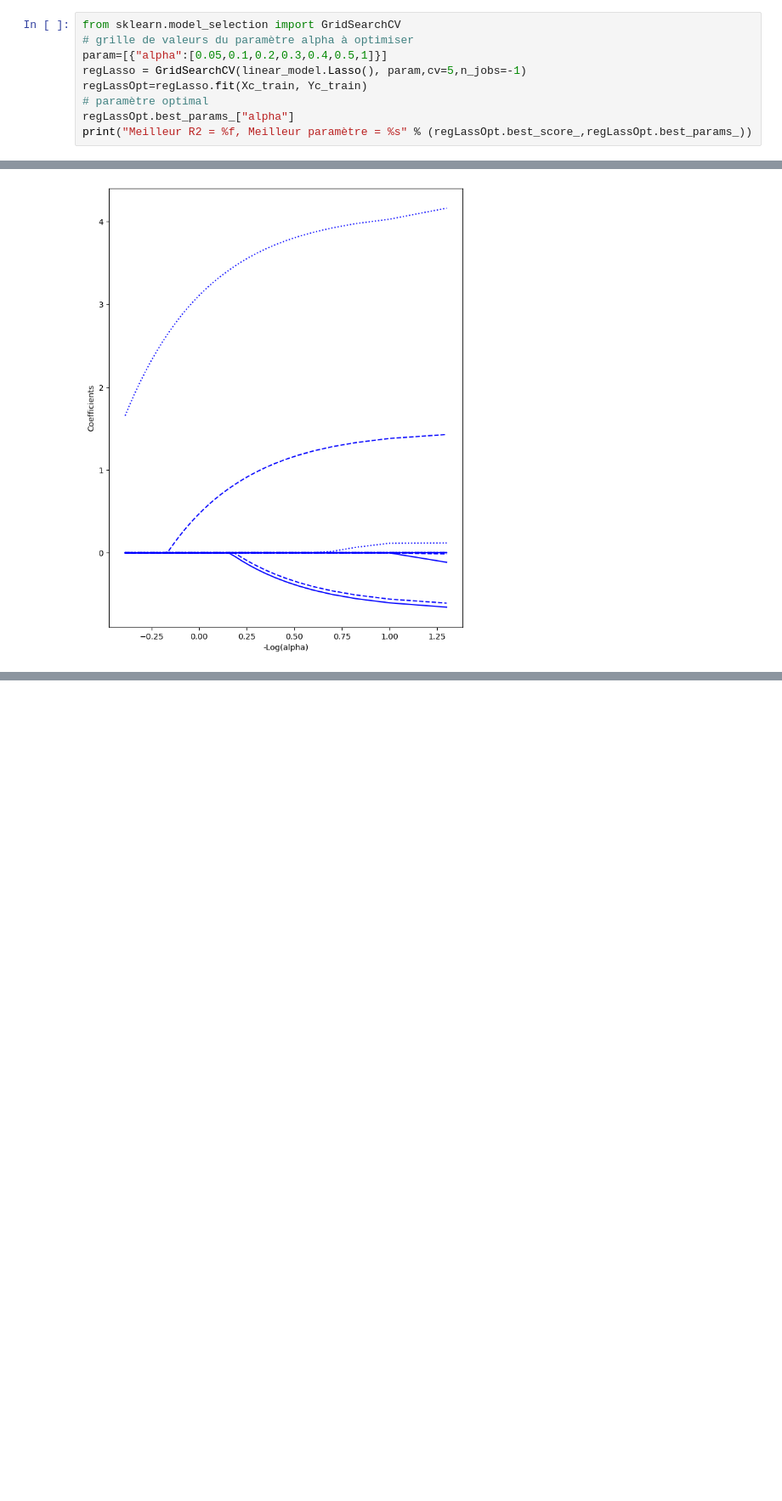
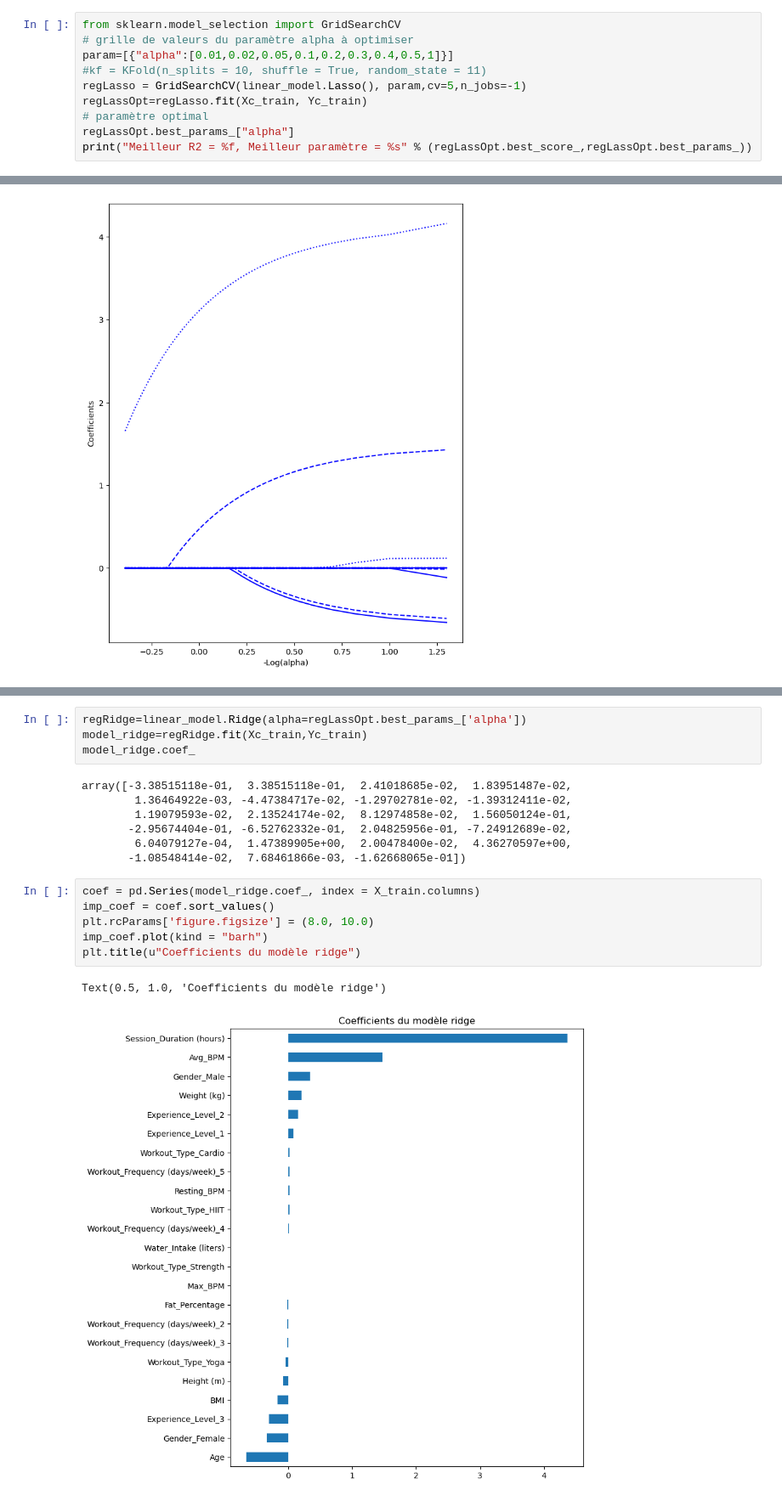
Before and after one commit to Anhquannnnnn/Machine-Learning, a Jupyter notebook: Python.ipynb, the cells around one changed output, grey strips where cells are left out. Shown: that part at 85% size. Cells and saved outputs as stored; diff of their text form; blank space fills up the shorter version.

```diff
--- a/Python.ipynb
+++ b/Python.ipynb
@@ -225,7 +225,8 @@ R2= 0.8492710764523868
 # %%
 from sklearn.model_selection import GridSearchCV
 # grille de valeurs du paramètre alpha à optimiser
-param=[{"alpha":[0.05,0.1,0.2,0.3,0.4,0.5,1]}]
+param=[{"alpha":[0.01,0.02,0.05,0.1,0.2,0.3,0.4,0.5,1]}]
+#kf = KFold(n_splits = 10, shuffle = True, random_state = 11)
 regLasso = GridSearchCV(linear_model.Lasso(), param,cv=5,n_jobs=-1)
 regLassOpt=regLasso.fit(Xc_train, Yc_train)
 # paramètre optimal
@@ -325,0 +368,20 @@ plt.show()
+# %%
+regRidge=linear_model.Ridge(alpha=regLassOpt.best_params_['alpha'])
+model_ridge=regRidge.fit(Xc_train,Yc_train)
+model_ridge.coef_
+# %% [output]
+array([-3.38515118e-01,  3.38515118e-01,  2.41018685e-02,  1.83951487e-02,
+        1.36464922e-03, -4.47384717e-02, -1.29702781e-02, -1.39312411e-02,
+        1.19079593e-02,  2.13524174e-02,  8.12974858e-02,  1.56050124e-01,
+       -2.95674404e-01, -6.52762332e-01,  2.04825956e-01, -7.24912689e-02,
+        6.04079127e-04,  1.47389905e+00,  2.00478400e-02,  4.36270597e+00,
+       -1.08548414e-02,  7.68461866e-03, -1.62668065e-01])
+# %%
+coef = pd.Series(model_ridge.coef_, index = X_train.columns)
+imp_coef = coef.sort_values()
+plt.rcParams['figure.figsize'] = (8.0, 10.0)
+imp_coef.plot(kind = "barh")
+plt.title(u"Coefficients du modèle ridge")
+# %% [output]
+Text(0.5, 1.0, 'Coefficients du modèle ridge')
+[figure, added]
```
Also changed, not shown: parts of 13 cells of this notebook.
